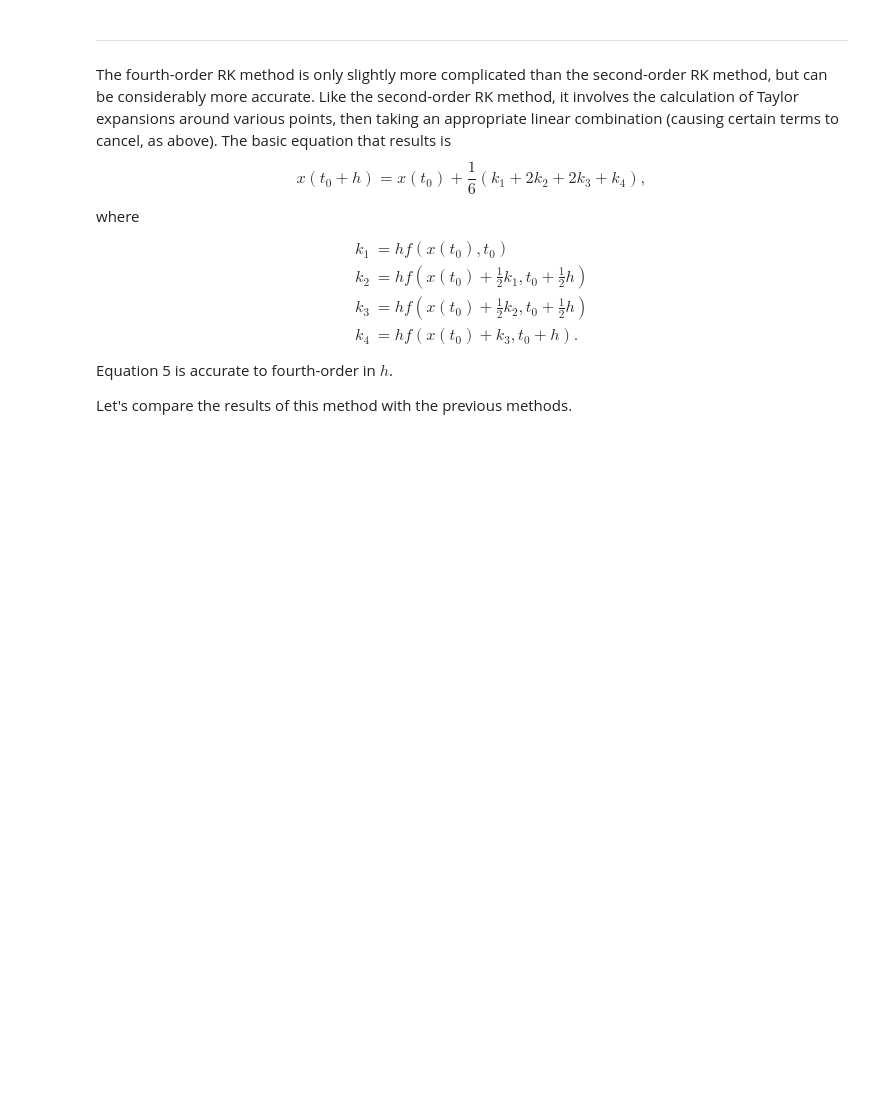
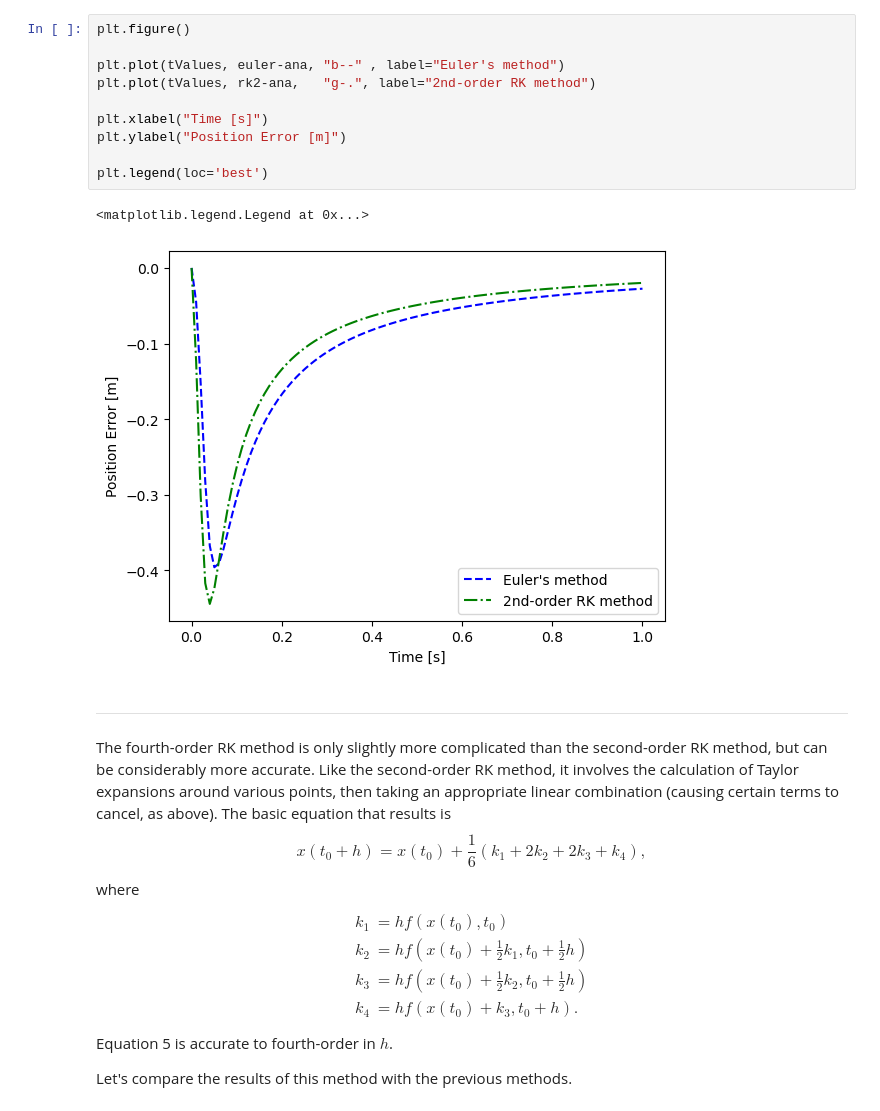
Before and after one commit to jstupak/ComputationalPhysics, a Jupyter notebook: LectureNotes/13_differentialEquations.ipynb, the cells around one changed output. Saved outputs shown, nothing was run; the diff lists cells and outputs as text; blank space fills up the shorter version.

```diff
--- a/LectureNotes/13_differentialEquations.ipynb
+++ b/LectureNotes/13_differentialEquations.ipynb
@@ -154,6 +155,19 @@ plt.legend(loc='best')
 # %% [output]
 <matplotlib.legend.Legend at 0x...>
 [figure]
+# %%
+plt.figure()
+
+plt.plot(tValues, euler-ana, "b--" , label="Euler's method")
+plt.plot(tValues, rk2-ana,   "g-.", label="2nd-order RK method")
+
+plt.xlabel("Time [s]")
+plt.ylabel("Position Error [m]")
+
+plt.legend(loc='best')
+# %% [output]
+<matplotlib.legend.Legend at 0x...>
+[figure, added]
 # %% [markdown]
 -----------------
 
```
Also changed, not shown: parts of 11 cells of this notebook.
